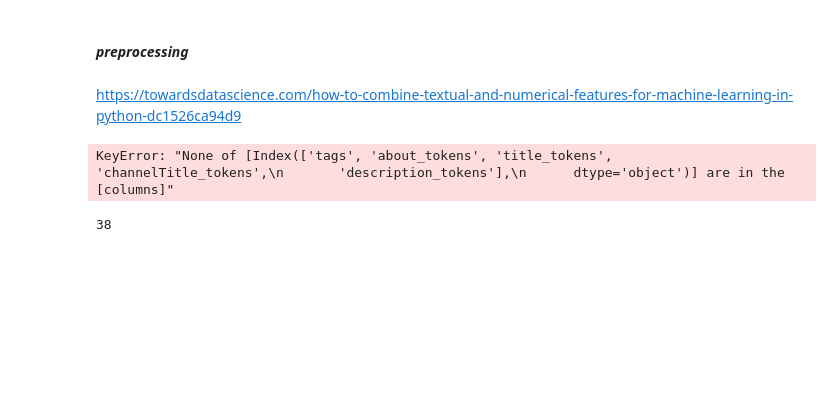
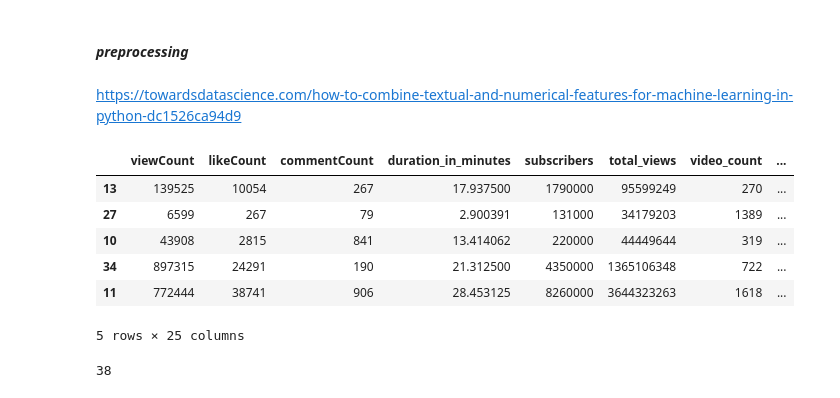
Before and after one commit to muabdalaleam/youtube-gaming-analysis, a Jupyter notebook: ML & NLP analysis/NLP.ipynb, the cells around one changed output. Saved outputs shown, nothing was run; the diff lists cells and outputs as text; code cells hidden in the pictures; blank space fills up the shorter version.

```diff
--- a/ML & NLP analysis/NLP.ipynb
+++ b/ML & NLP analysis/NLP.ipynb
@@ -286,8 +286,8 @@ df.head()
 5 rows × 22 columns
 # %%
-df['sentiments'] = df['sentiments_x']
-df['comments_emojis_count'] = df['comments_emojis_count_x']
+# df['sentiments'] = df['sentiments_x']
+# df['comments_emojis_count'] = df['comments_emojis_count_x']
 
-df.drop(["sentiments_x", "sentiments_y",
-         "comments_emojis_count_x", "comments_emojis_count_y"],
-        inplace= True, axis= 1)
+# df.drop(["sentiments_x", "sentiments_y",
+#          "comments_emojis_count_x", "comments_emojis_count_y"],
+#         inplace= True, axis= 1)
@@ -631,30 +684,34 @@ https://towardsdatascience.com/how-to-combine-textual-and-numerical-features-for
+# %%
+X_test.head()
+# %% [output]
+|  | viewCount | likeCount | commentCount | duration_in_minutes | subscribers | total_views | video_count | ... |
+| 13 | 139525 | 10054 | 267 | 17.937500 | 1790000 | 95599249 | 270 | ... |
+| 27 | 6599 | 267 | 79 | 2.900391 | 131000 | 34179203 | 1389 | ... |
+| 10 | 43908 | 2815 | 841 | 13.414062 | 220000 | 44449644 | 319 | ... |
+| 34 | 897315 | 24291 | 190 | 21.312500 | 4350000 | 1365106348 | 722 | ... |
+| 11 | 772444 | 38741 | 906 | 28.453125 | 8260000 | 3644323263 | 1618 | ... |
+5 rows × 25 columns
 # %%
 scaler = StandardScaler()
 encoder = OneHotEncoder(handle_unknown='ignore', sparse=False)
 tfidf = TfidfVectorizer()
 
-preprocessor = ColumnTransformer(
-transformers=[
-    ('cat', encoder, cat_cols),
-    ('num', scaler, numeric_cols),
-    ('txt', tfidf, ["stacked_text"])
-])
+
+cat_cols_arr = scaler.fit_transform(X_train[numeric_cols])
+cat_cols_arr = encoder.fit_transform(X_train[cat_cols])
+cat_cols_arr = tfidf.fit_transform(X_train["])
 
 
-for col in X_train[text_cols].columns:
-     X_train[col] = X_train[col].astype(str)
+# preprocessor = ColumnTransformer(
+# transformers=[
+#     ('cat', encoder, cat_cols),
+#     ('num', scaler, numeric_cols),
+#     ('txt', tfidf, ["stacked_text"])])
 
+# X_train = preprocessor.fit_transform(X_train)
 
-X_train["stacked_text"] = X_train[text_cols].agg(', '.join, axis=1).astype(str)
-X_train["stacked_text"] = X_train["stacked_text"].str.replace("[", "")
-X_train["stacked_text"] = X_train["stacked_text"].str.replace("]", "")
-
-X_train.drop(text_cols, inplace= True, axis= 1)
-
-
-X_train = preprocessor.fit_transform(X_train)
+# print(X_train.shape)
+# print(X_train.describe())
-# %% [output]
-KeyError: "None of [Index(['tags', 'about_tokens', 'title_tokens', 'channelTitle_tokens',\n       'description_tokens'],\n      dtype='object')] are in the [columns]"
 # %%
 len(stacked_text)
 # %% [output]
```
Also changed, not shown: parts of 18 cells of this notebook, 4 other files.
